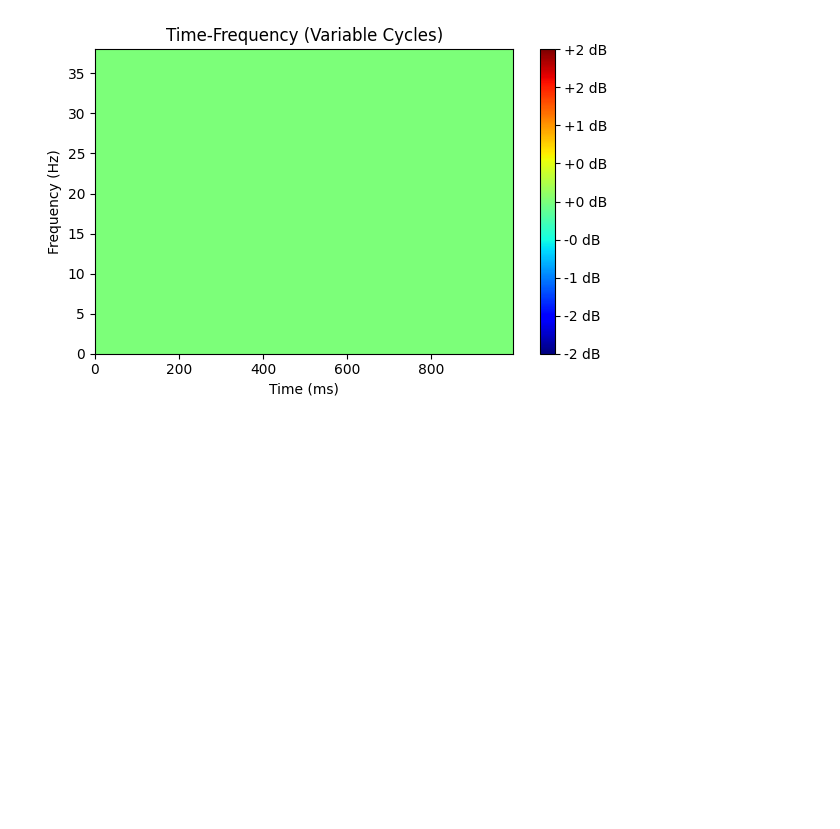
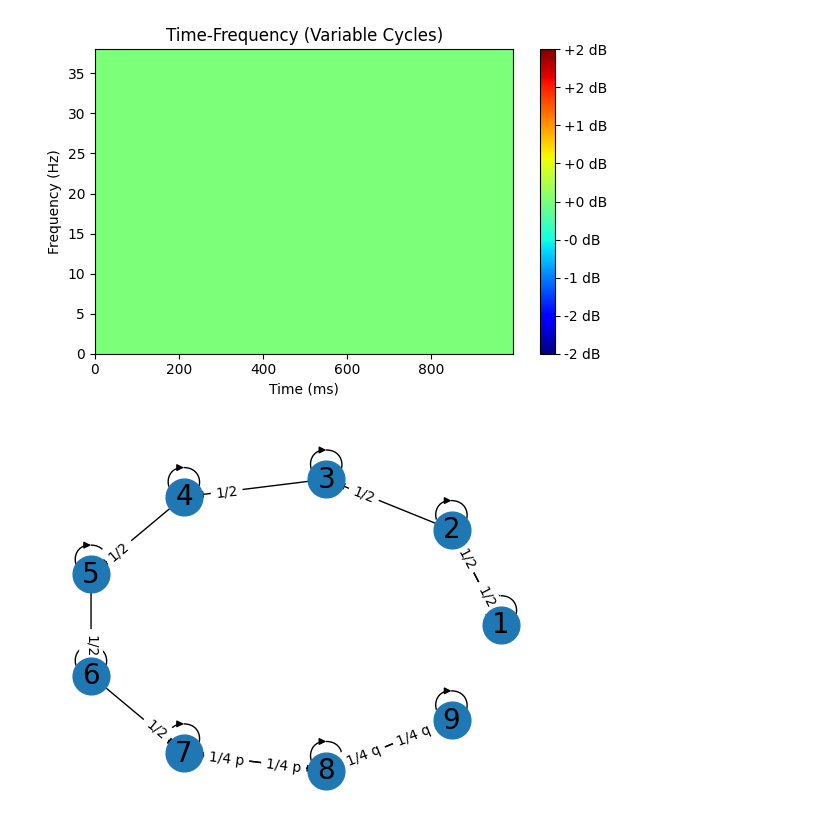
Before and after one commit to AbiriLab/Neurofeedback-Based-BCI, a Jupyter notebook: SVM for Unicorn Data/ICA_8.ipynb, the cells around one changed output. Cells and saved outputs as stored; diff of their text form; code cells hidden in the pictures; blank space fills up the shorter version.

```diff
--- a/SVM for Unicorn Data/ICA_8.ipynb
+++ b/SVM for Unicorn Data/ICA_8.ipynb
@@ -503,3 +503,64 @@ def plot_time_frequency(data, title):
 plot_time_frequency(corrected_variable_scene , 'Time-Frequency (Variable Cycles)')
 # %% [output]
 [figure]
+# %%
+import matplotlib.pyplot as plt
+import networkx as nx
+
+# Since the full matrix is not provided, we are making an assumption based on the given structure.
+# We assume there are 9 states and the transition probabilities between state i and i+1 are 1/2,
+# except for states involving p and q.
+
+# Define the Markov chain structure based on the transition matrix provided.
+# For simplicity, we assume p and q affect transitions between states 8 and 9.
+# The exact values of p and q do not affect the structure of the graph for drawing purposes.
+
+# Create a directed graph
+G = nx.DiGraph()
+
+# Add nodes
+for i in range(1, 10):
+    G.add_node(i)
+
+# Add edges
+# States 1 and 2 transition to each other with a probability of 1/2
+G.add_edge(1, 2, weight='1/2')
+G.add_edge(2, 1, weight='1/2')
+
+# From state 3 to state 7, each state transitions to the next state with a probability of 1/2
+for i in range(2, 8):
+    G.add_edge(i, i+1, weight='1/2')
+
+# The special transitions with p and q
+G.add_edge(7, 8, weight='1/4 p')
+G.add_edge(8, 7, weight='1/4 p')
+G.add_edge(8, 9, weight='1/4 q')
+G.add_edge(9, 8, weight='1/4 q')
+
+# States have a self-loop with varying probabilities
+G.add_edge(1, 1, weight='1/2')
+G.add_edge(2, 2, weight='1/2')
+for i in range(3, 7):
+    G.add_edge(i, i, weight='1/2')
+G.add_edge(7, 7, weight='3/4')
+G.add_edge(8, 8, weight='1/2')
+G.add_edge(9, 9, weight='3/4')
+
+# Draw the graph
+pos = nx.circular_layout(G)  # positions for all nodes
+
+# nodes
+nx.draw_networkx_nodes(G, pos, node_size=700)
+
+# edges
+nx.draw_networkx_edges(G, pos, edgelist=G.edges(), arrows=True)
+
+# labels
+nx.draw_networkx_labels(G, pos, font_size=20, font_family='sans-serif')
+edge_labels = nx.get_edge_attributes(G, 'weight')
+nx.draw_networkx_edge_labels(G, pos, edge_labels=edge_labels, label_pos=0.3)
+
+plt.axis('off')
+plt.show()
+# %% [output]
+[figure, added]
```
Also changed, not shown: parts of 1 cell of this notebook, 9 other files.
